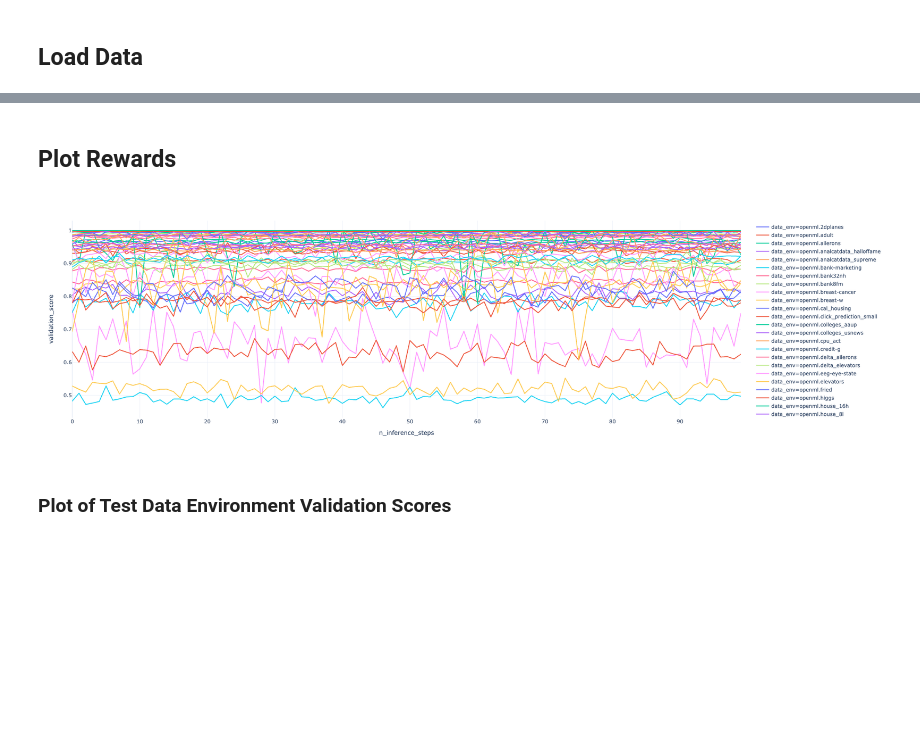
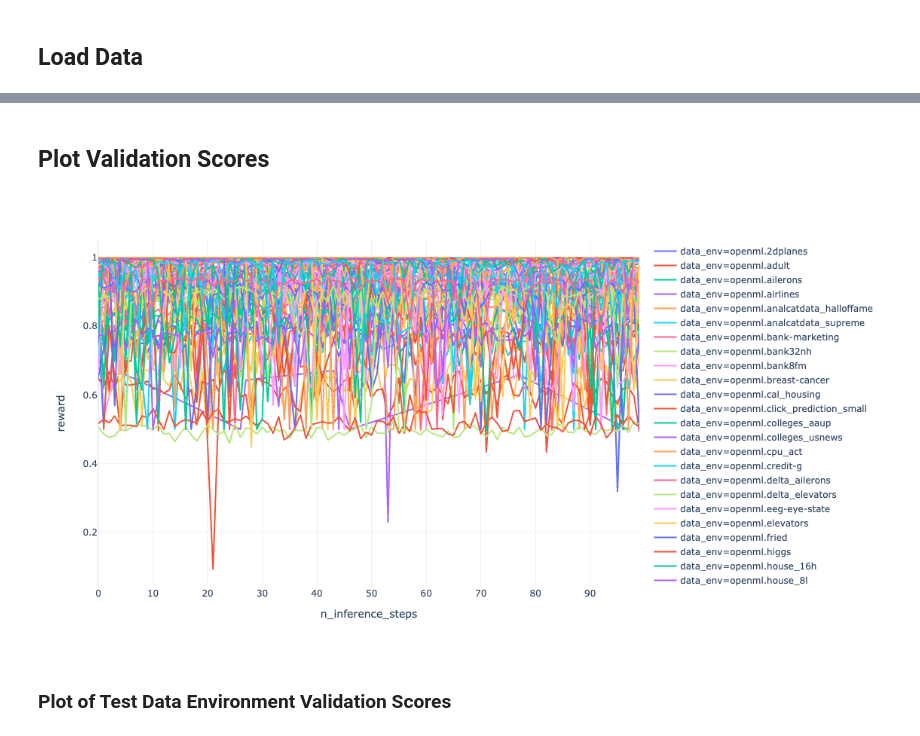
Before and after one commit to cosmicBboy/ml-research, a Jupyter notebook: metalearn/analysis/20191111_metalearn_openml_cc18_benchmark.ipynb, the cells around one changed output, grey strips where cells are left out. Saved outputs shown, nothing was run; the diff lists cells and outputs as text; code cells hidden in the pictures; blank space fills up the shorter version.

```diff
--- a/metalearn/analysis/20191111_metalearn_openml_cc18_benchmark.ipynb
+++ b/metalearn/analysis/20191111_metalearn_openml_cc18_benchmark.ipynb
@@ -9,7 +11,7 @@ import plotly.express as px
 # %% [markdown]
 ## Load Data
 # %%
-JOB = 317
+JOB = 323
 
 
 check_betw_zero_one = pa.Check(lambda s: (0.0 <= s) & (s <= 1.0))
@@ -43,7 +45,7 @@ def data_to_longform(inference_results):
         .loc[
             lambda df: (
                 df.validation_score.map(lambda x: isinstance(x, str)) &
-                df.mlf_description.map(lambda x: isinstance(x, str)) &
+                df.mlf.map(lambda x: isinstance(x, str)) &
                 df.reward.map(lambda x: isinstance(x, str)) &
                 df.is_valid.map(lambda x: isinstance(x, str))
             )
@@ -70,15 +98,15 @@ inference_results.head()
 # %% [markdown]
-## Plot Rewards
+## Plot Validation Scores
 # %%
 px.line(
     inference_results.query("data_env_partition == 'training'"),
     x="n_inference_steps",
-    y="validation_score",
+    y="reward",
     template="plotly_white",
     color="data_env",
 )
 # %% [output]
-[figure, old version]
+[figure, new version]
 # %% [markdown]
 ### Plot of Test Data Environment Validation Scores
 # %%
```
Also changed, not shown: parts of 5 cells of this notebook, 14 other files.
